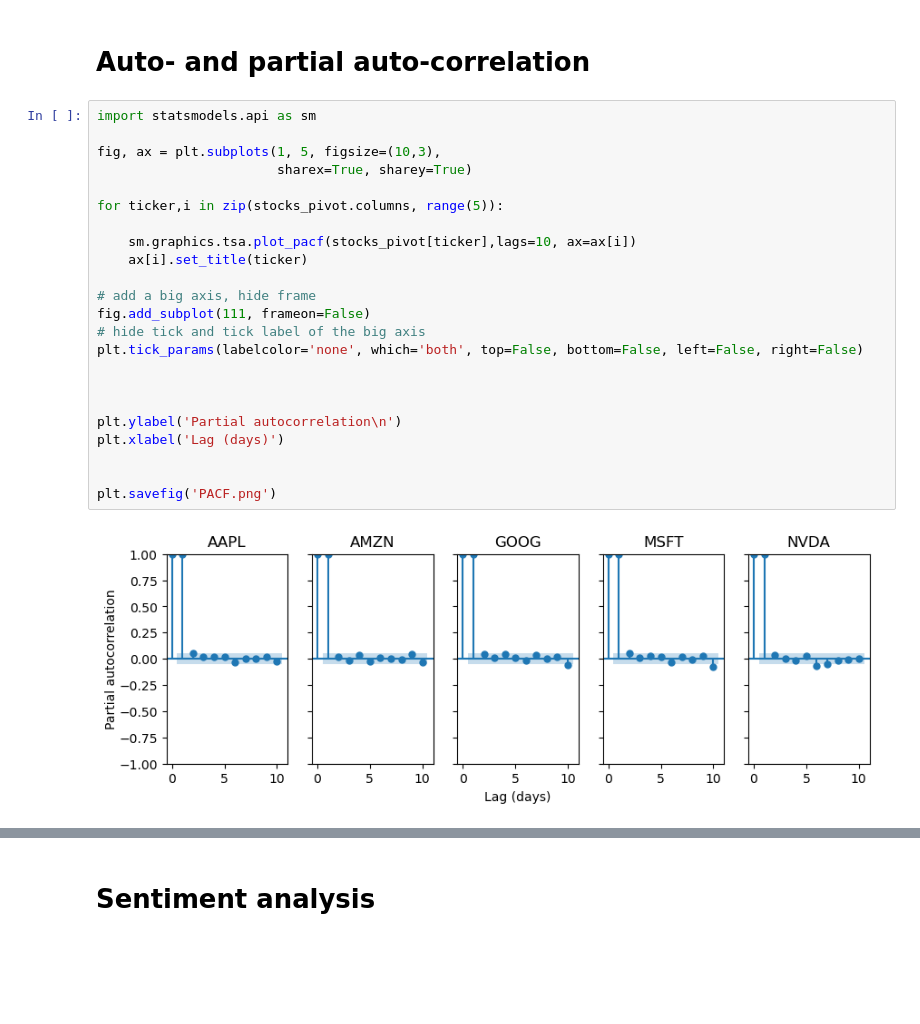
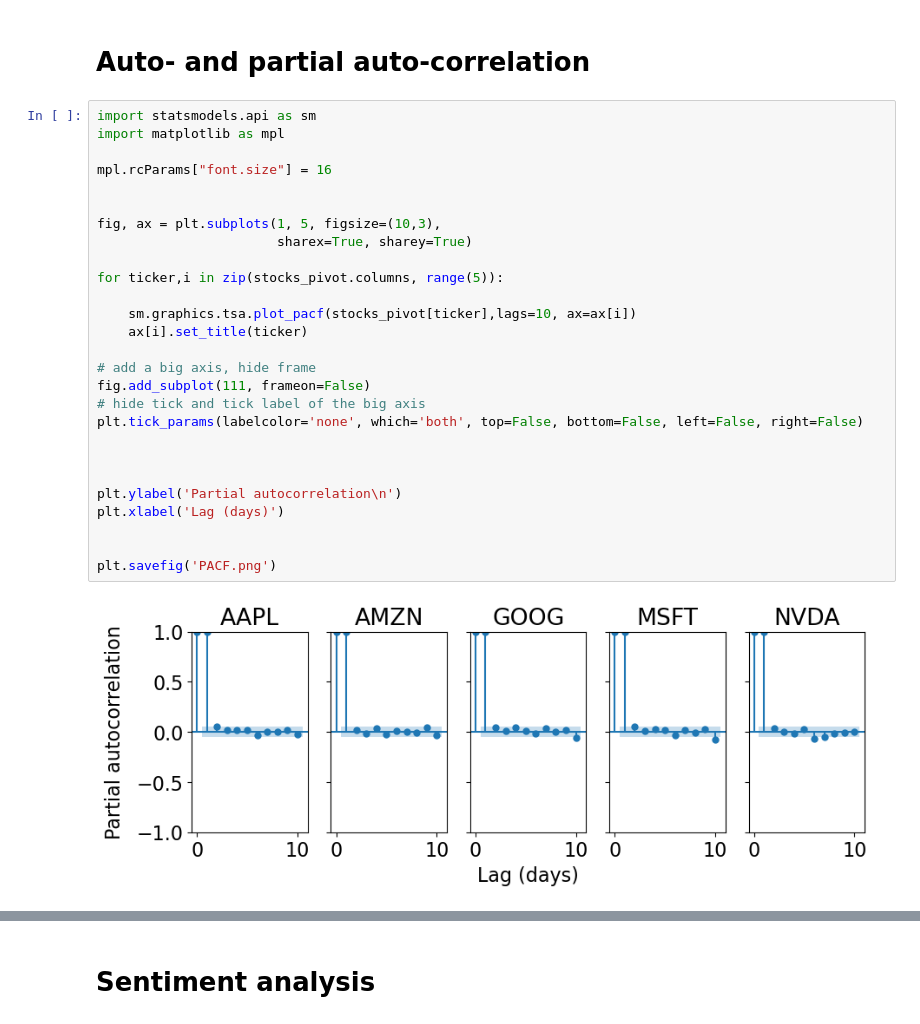
Before and after one commit to amberlee0516/ds4a-stock-price, a Jupyter notebook: Visualizations for datafolio.ipynb, the cells around one changed output, grey strips where cells are left out. Saved outputs shown, nothing was run; the diff lists cells and outputs as text; blank space fills up the shorter version.

```diff
--- a/Visualizations for datafolio.ipynb
+++ b/Visualizations for datafolio.ipynb
@@ -57,29 +57,33 @@ plt.savefig('timeseries.png')
 # Auto- and partial auto-correlation
 # %%
 import statsmodels.api as sm
+import matplotlib as mpl
+
+mpl.rcParams["font.size"] = 16
+
 
 fig, ax = plt.subplots(1, 5, figsize=(10,3),
                        sharex=True, sharey=True)
 
 for ticker,i in zip(stocks_pivot.columns, range(5)):
 
     sm.graphics.tsa.plot_pacf(stocks_pivot[ticker],lags=10, ax=ax[i])
     ax[i].set_title(ticker)
 
 # add a big axis, hide frame
 fig.add_subplot(111, frameon=False)
 # hide tick and tick label of the big axis
 plt.tick_params(labelcolor='none', which='both', top=False, bottom=False, left=False, right=False)
 
 
 
 plt.ylabel('Partial autocorrelation\n')
 plt.xlabel('Lag (days)')
 
 
 plt.savefig('PACF.png')
 # %% [output]
-[figure, old version]
+[figure, new version]
 # %%
 fig, ax = plt.subplots(1, 5, figsize=(10,3),
                        sharex=True, sharey=True)
```
Also changed, not shown: parts of 7 cells of this notebook, 8 other files.
